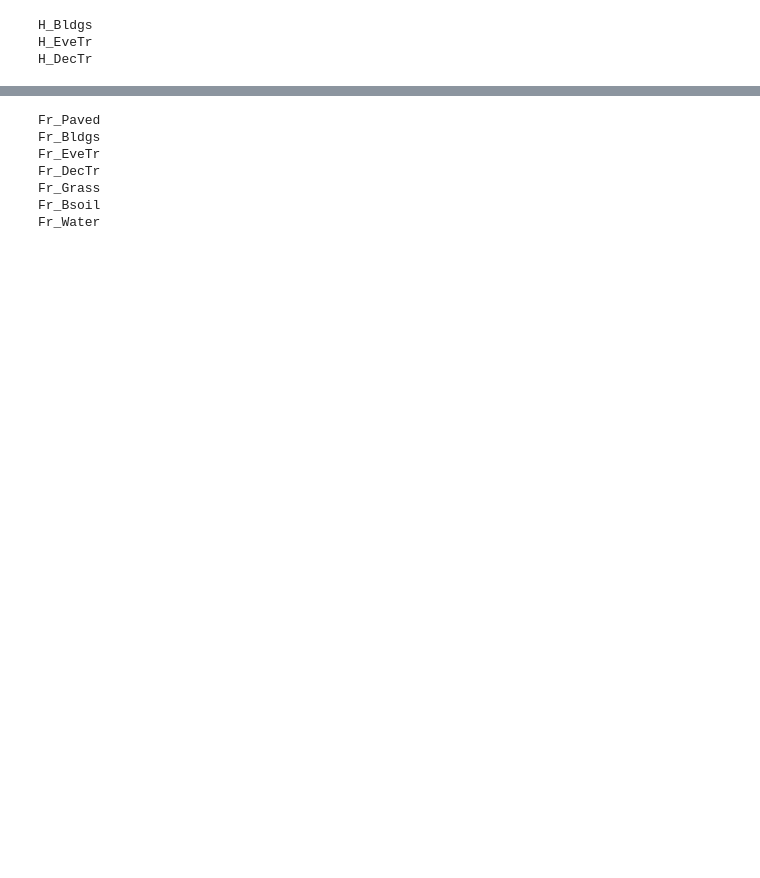
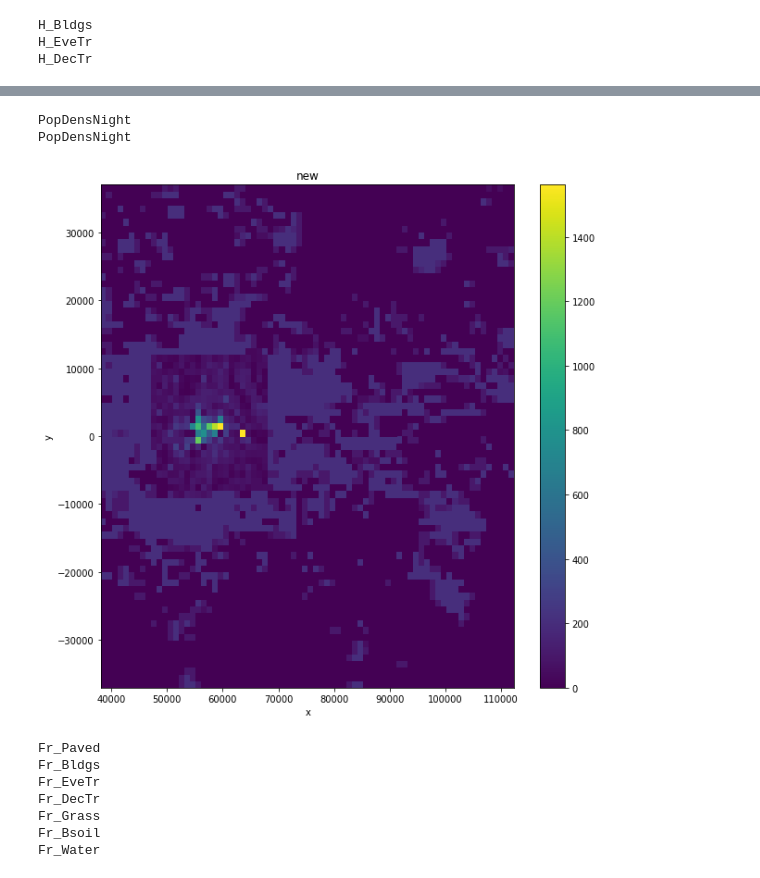
Before and after one commit to Urban-Meteorology-Reading/WRF-SUEWS, a Jupyter notebook: wrfinput-processor/London-Land-Cover-Modify/read_convert.ipynb, the cells around one changed output, grey strips where cells are left out. Drawn from its saved outputs; the diff is of its cells as text; code cells hidden in the pictures; blank space fills up the shorter version.

```diff
--- a/wrfinput-processor/London-Land-Cover-Modify/read_convert.ipynb
+++ b/wrfinput-processor/London-Land-Cover-Modify/read_convert.ipynb
@@ -96,3 +104,21 @@ pc_plot(grid_x, grid_y,zz,'new')
+# %%
+names=['PopDensNight','PopDensNight']
+names_wrf=['PopDensNightTime_SUEWS','PopDensDayTime_SUEWS']
+
+for name,name_wrf in zip(names,names_wrf):
+    print(name)
+    grid_x, grid_y,new_0=regrid_lower(name)
+    #new_all.update( {name : new_0} )
+    ds_var=ds_base[name_wrf.upper()].values[0,:,:]
+    ds_var[~np.isnan(new_0)]=new_0[~np.isnan(new_0)]
+    zz=ds_base[name_wrf.upper()].values[0,:,:]
+    zz[zz<0]=0
+    ds_base[name_wrf.upper()].values[0,:,:]=zz
+pc_plot(wrf_X, wrf_Y,ds_base['PopDensNightTime_SUEWS'.upper()].values[0,:,:],'new')
+# %% [output]
+PopDensNight
+PopDensNight
+[figure, added]
 # %%
 names=['Fr_Paved' ,'Fr_Bldgs' ,'Fr_EveTr' ,'Fr_DecTr' ,'Fr_Grass' ,'Fr_Bsoil','Fr_Water']
 new_all={}
```
Also changed, not shown: parts of 6 cells of this notebook, 6 other files.
